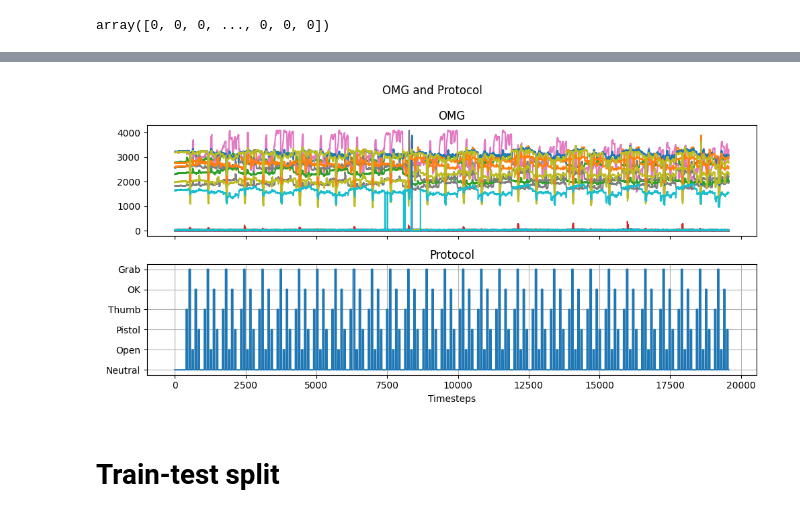
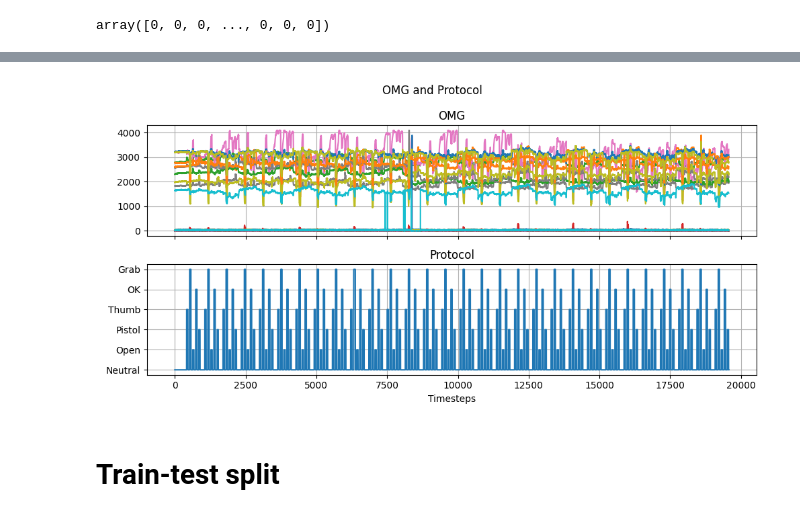
Before and after one commit to DenisBaburin/motorika_internship_team2, a Jupyter notebook: main.ipynb, the cells around one changed output, grey strips where cells are left out. Saved outputs shown, nothing was run; the diff lists cells and outputs as text; code cells hidden in the pictures.

```diff
--- a/main.ipynb
+++ b/main.ipynb
@@ -239,17 +265,29 @@ array([0, 0, 0, ..., 0, 0, 0])
+# %%
+def shift(xs, n, fill=0):
+    if n >= 0:
+        return np.concatenate((np.full(n, fill), xs[:-n]))
+    else:
+        return np.concatenate((xs[-n:], np.full(-n, fill)))
 # %%
+test = y_cmd.copy()
+test = shift(test, 20)
+
+i = 44
+c = 10
 fig, axx = plt.subplots(2, 1, sharex=True, figsize=(10, 5))
 plt.sca(axx[0])
 plt.plot(gestures[OMG_CH].values)
+plt.grid()
 plt.title('OMG')
 
 plt.sca(axx[1])
-plt.plot(y_cmd)
+plt.plot(test)
 plt.grid()
 plt.yticks(np.arange(len(GESTURES)), GESTURES)
 plt.xlabel('Timesteps')
 plt.title('Protocol')
 
 plt.suptitle('OMG and Protocol')
 plt.tight_layout()
 # %% [output]
-[figure, old version]
+[figure, new version]
```
Also changed, not shown: parts of 17 cells of this notebook.
